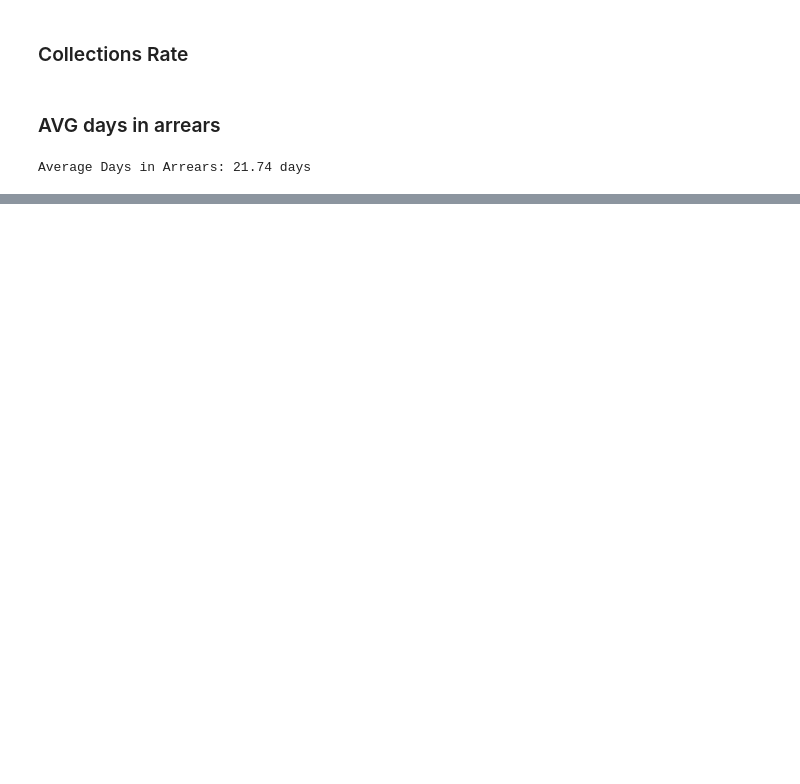
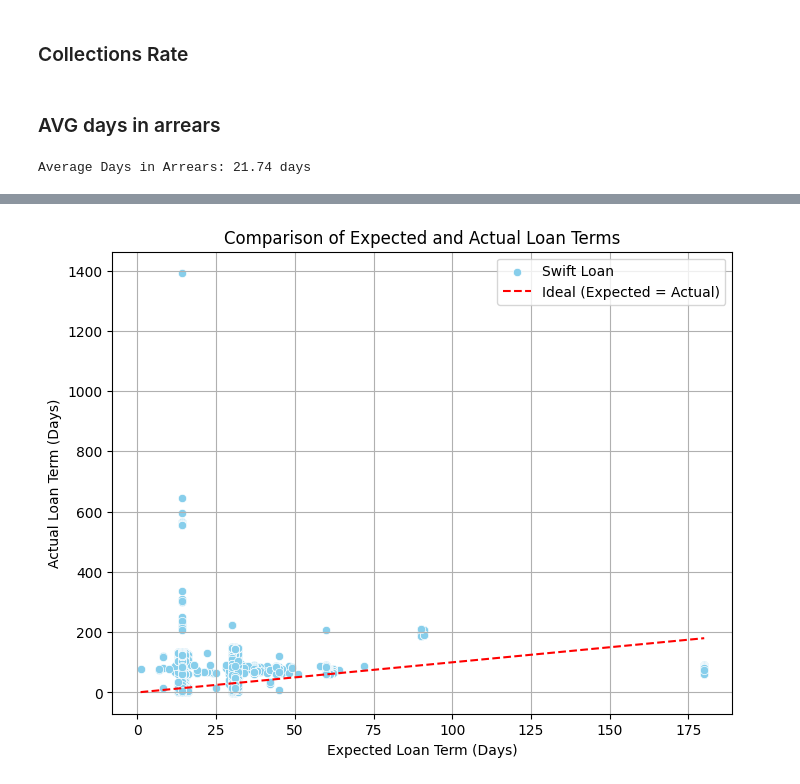
Before and after one commit to Vladbrkn/iohk, a Jupyter notebook: code/main.ipynb, the cells around one changed output, grey strips where cells are left out. Drawn from its saved outputs; the diff is of its cells as text; code cells hidden in the pictures; blank space fills up the shorter version.

```diff
--- a/code/main.ipynb
+++ b/code/main.ipynb
@@ -202,0 +286,18 @@ Average Days in Arrears: 21.74 days
+# %%
+plt.figure(figsize=(8, 6))
+sns.scatterplot(x=metrics_df['expected_term_days'], y=metrics_df['actual_term_days'],
+                label='Swift Loan', color='skyblue')
+
+plt.plot([metrics_df['expected_term_days'].min(), metrics_df['expected_term_days'].max()],
+         [metrics_df['expected_term_days'].min(), metrics_df['expected_term_days'].max()],
+         linestyle='--', color='red', label='Ideal (Expected = Actual)')
+
+plt.title('Comparison of Expected and Actual Loan Terms')
+plt.xlabel('Expected Loan Term (Days)')
+plt.ylabel('Actual Loan Term (Days)')
+
+plt.legend()
+plt.grid(True)
+plt.show()
+# %% [output]
+[figure, added]
```
Also changed, not shown: parts of 23 cells of this notebook, 2 other files.
